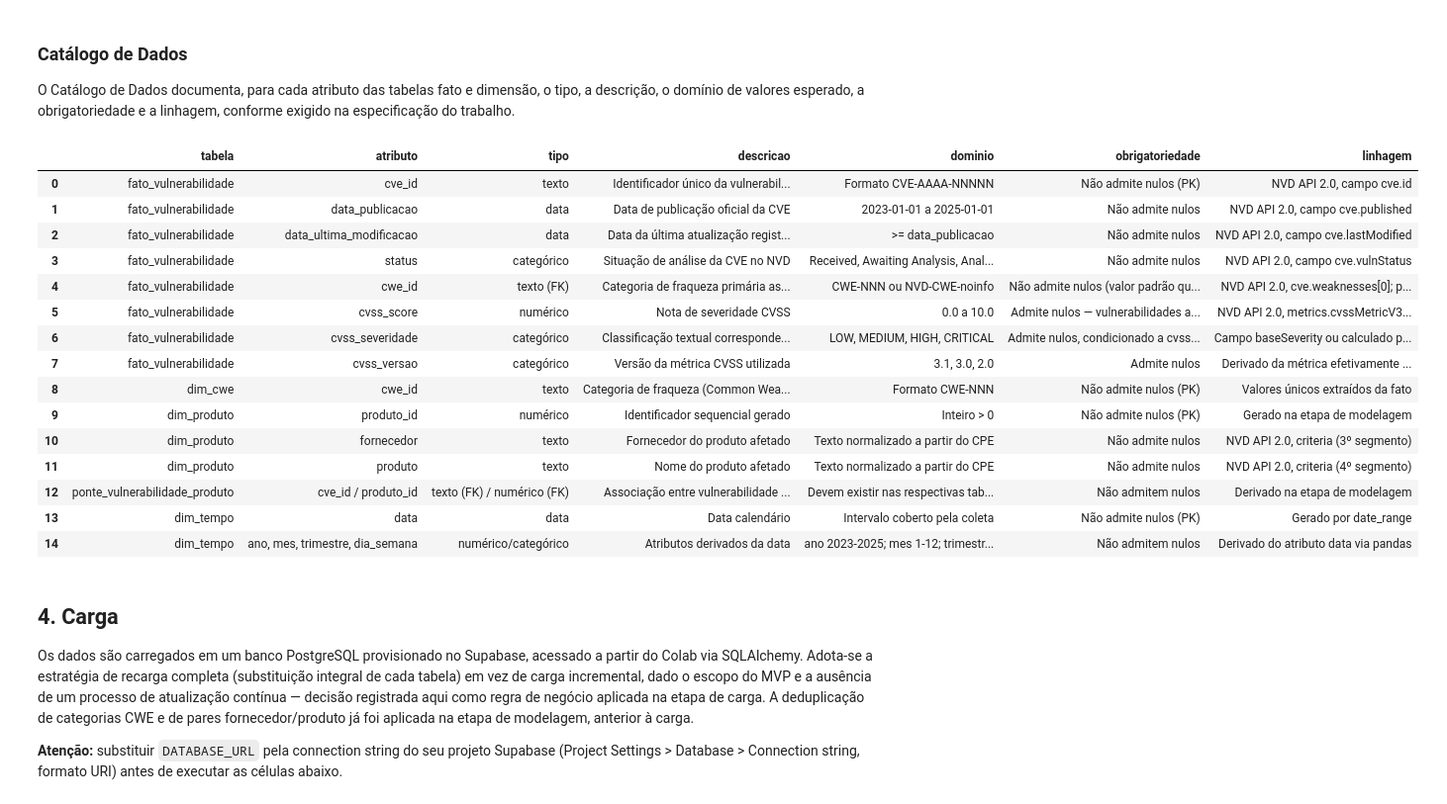
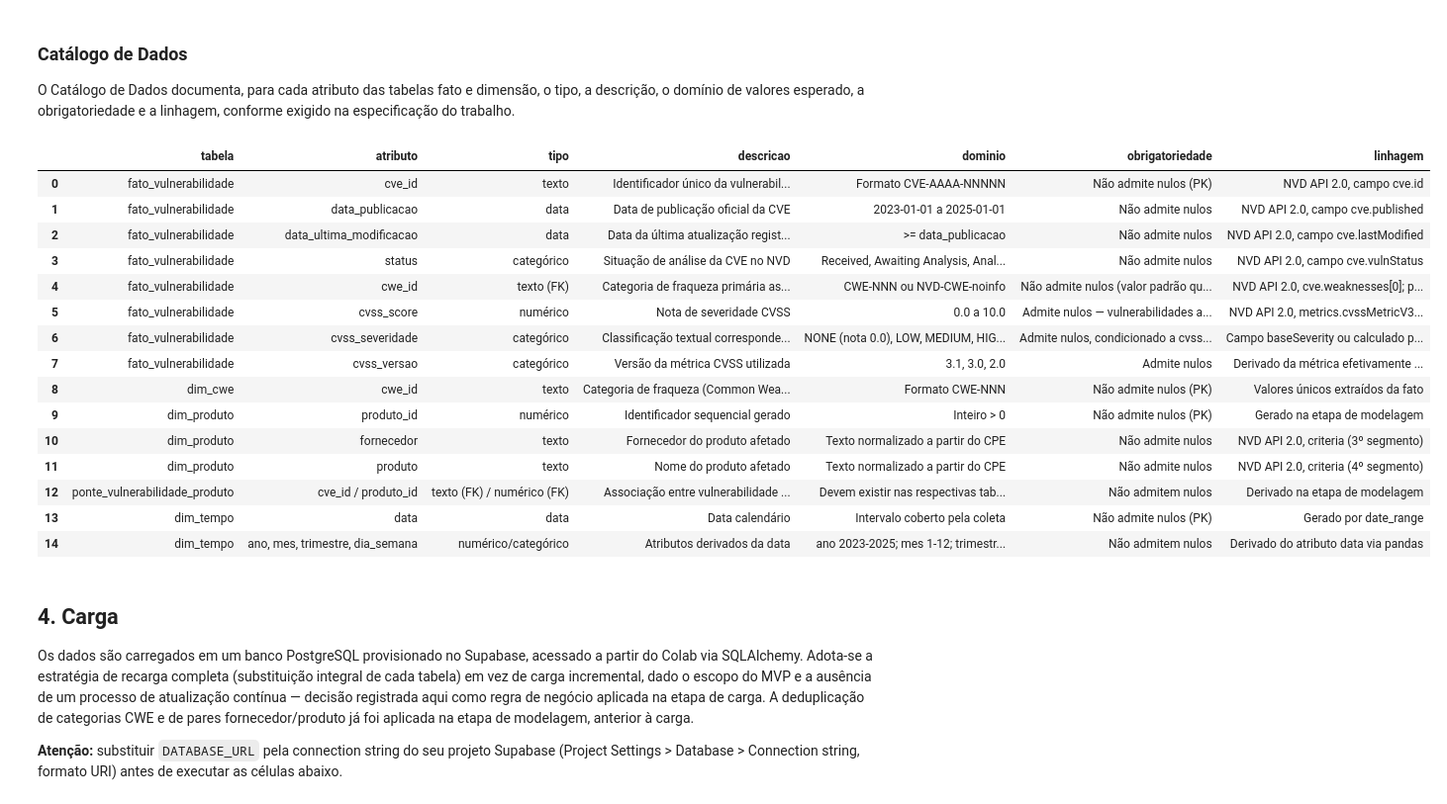
Before and after one commit to dudaoliani/MVP_SSD_SEGuran-a_Cibern-tica, a Jupyter notebook: MVP_Seguranca_Cibernetica_(3).ipynb, the cells around one changed output. Shown at 99% size. Drawn from its saved outputs; the diff is of its cells as text; code cells hidden in the pictures.

```diff
--- a/MVP_Seguranca_Cibernetica_(3).ipynb
+++ b/MVP_Seguranca_Cibernetica_(3).ipynb
@@ -293,34 +293,34 @@ O Catálogo de Dados documenta, para cada atributo das tabelas fato e dimensão,
 # %%
 catalogo = [
     {"tabela": "fato_vulnerabilidade", "atributo": "cve_id", "tipo": "texto", "descricao": "Identificador único da vulnerabilidade", "dominio": "Formato CVE-AAAA-NNNNN", "obrigatoriedade": "Não admite nulos (PK)", "linhagem": "NVD API 2.0, campo cve.id"},
     {"tabela": "fato_vulnerabilidade", "atributo": "data_publicacao", "tipo": "data", "descricao": "Data de publicação oficial da CVE", "dominio": "2023-01-01 a 2025-01-01", "obrigatoriedade": "Não admite nulos", "linhagem": "NVD API 2.0, campo cve.published"},
     {"tabela": "fato_vulnerabilidade", "atributo": "data_ultima_modificacao", "tipo": "data", "descricao": "Data da última atualização registrada", "dominio": ">= data_publicacao", "obrigatoriedade": "Não admite nulos", "linhagem": "NVD API 2.0, campo cve.lastModified"},
     {"tabela": "fato_vulnerabilidade", "atributo": "status", "tipo": "categórico", "descricao": "Situação de análise da CVE no NVD", "dominio": "Received, Awaiting Analysis, Analyzed, Modified, Undergoing Analysis, Rejected", "obrigatoriedade": "Não admite nulos", "linhagem": "NVD API 2.0, campo cve.vulnStatus"},
     {"tabela": "fato_vulnerabilidade", "atributo": "cwe_id", "tipo": "texto (FK)", "descricao": "Categoria de fraqueza primária associada", "dominio": "CWE-NNN ou NVD-CWE-noinfo", "obrigatoriedade": "Não admite nulos (valor padrão quando ausente)", "linhagem": "NVD API 2.0, cve.weaknesses[0]; primeira ocorrência quando há múltiplas"},
     {"tabela": "fato_vulnerabilidade", "atributo": "cvss_score", "tipo": "numérico", "descricao": "Nota de severidade CVSS", "dominio": "0.0 a 10.0", "obrigatoriedade": "Admite nulos — vulnerabilidades ainda não pontuadas", "linhagem": "NVD API 2.0, metrics.cvssMetricV31/V30/V2, em ordem de prioridade"},
-    {"tabela": "fato_vulnerabilidade", "atributo": "cvss_severidade", "tipo": "categórico", "descricao": "Classificação textual correspondente ao score", "dominio": "LOW, MEDIUM, HIGH, CRITICAL", "obrigatoriedade": "Admite nulos, condicionado a cvss_score", "linhagem": "Campo baseSeverity ou calculado por limiar oficial quando ausente (CVSS v2)"},
+    {"tabela": "fato_vulnerabilidade", "atributo": "cvss_severidade", "tipo": "categórico", "descricao": "Classificação textual correspondente ao score", "dominio": "NONE (nota 0.0), LOW, MEDIUM, HIGH, CRITICAL", "obrigatoriedade": "Admite nulos, condicionado a cvss_score", "linhagem": "Campo baseSeverity ou calculado por limiar oficial quando ausente (CVSS v2)"},
     {"tabela": "fato_vulnerabilidade", "atributo": "cvss_versao", "tipo": "categórico", "descricao": "Versão da métrica CVSS utilizada", "dominio": "3.1, 3.0, 2.0", "obrigatoriedade": "Admite nulos", "linhagem": "Derivado da métrica efetivamente encontrada"},
     {"tabela": "dim_cwe", "atributo": "cwe_id", "tipo": "texto", "descricao": "Categoria de fraqueza (Common Weakness Enumeration)", "dominio": "Formato CWE-NNN", "obrigatoriedade": "Não admite nulos (PK)", "linhagem": "Valores únicos extraídos da fato"},
     {"tabela": "dim_produto", "atributo": "produto_id", "tipo": "numérico", "descricao": "Identificador sequencial gerado", "dominio": "Inteiro > 0", "obrigatoriedade": "Não admite nulos (PK)", "linhagem": "Gerado na etapa de modelagem"},
     {"tabela": "dim_produto", "atributo": "fornecedor", "tipo": "texto", "descricao": "Fornecedor do produto afetado", "dominio": "Texto normalizado a partir do CPE", "obrigatoriedade": "Não admite nulos", "linhagem": "NVD API 2.0, criteria (3º segmento)"},
     {"tabela": "dim_produto", "atributo": "produto", "tipo": "texto", "descricao": "Nome do produto afetado", "dominio": "Texto normalizado a partir do CPE", "obrigatoriedade": "Não admite nulos", "linhagem": "NVD API 2.0, criteria (4º segmento)"},
     {"tabela": "ponte_vulnerabilidade_produto", "atributo": "cve_id / produto_id", "tipo": "texto (FK) / numérico (FK)", "descricao": "Associação entre vulnerabilidade e produto afetado", "dominio": "Devem existir nas respectivas tabelas", "obrigatoriedade": "Não admitem nulos", "linhagem": "Derivado na etapa de modelagem"},
     {"tabela": "dim_tempo", "atributo": "data", "tipo": "data", "descricao": "Data calendário", "dominio": "Intervalo coberto pela coleta", "obrigatoriedade": "Não admite nulos (PK)", "linhagem": "Gerado por date_range"},
     {"tabela": "dim_tempo", "atributo": "ano, mes, trimestre, dia_semana", "tipo": "numérico/categórico", "descricao": "Atributos derivados da data", "dominio": "ano 2023-2025; mes 1-12; trimestre 1-4", "obrigatoriedade": "Não admitem nulos", "linhagem": "Derivado do atributo data via pandas"},
 ]
 
 df_catalogo = pd.DataFrame(catalogo)
 df_catalogo.to_csv("catalogo_dados.csv", index=False, encoding="utf-8-sig")
 df_catalogo
 # %% [output]
 |  | tabela | atributo | tipo | descricao | dominio | obrigatoriedade | linhagem |
 | 0 | fato_vulnerabilidade | cve_id | texto | Identificador único da vulnerabil... | Formato CVE-AAAA-NNNNN | Não admite nulos (PK) | NVD API 2.0, campo cve.id |
 | 1 | fato_vulnerabilidade | data_publicacao | data | Data de publicação oficial da CVE | 2023-01-01 a 2025-01-01 | Não admite nulos | NVD API 2.0, campo cve.published |
 | 2 | fato_vulnerabilidade | data_ultima_modificacao | data | Data da última atualização regist... | >= data_publicacao | Não admite nulos | NVD API 2.0, campo cve.lastModified |
 | 3 | fato_vulnerabilidade | status | categórico | Situação de análise da CVE no NVD | Received, Awaiting Analysis, Anal... | Não admite nulos | NVD API 2.0, campo cve.vulnStatus |
 | 4 | fato_vulnerabilidade | cwe_id | texto (FK) | Categoria de fraqueza primária as... | CWE-NNN ou NVD-CWE-noinfo | Não admite nulos (valor padrão qu... | NVD API 2.0, cve.weaknesses[0]; p... |
 | 5 | fato_vulnerabilidade | cvss_score | numérico | Nota de severidade CVSS | 0.0 a 10.0 | Admite nulos — vulnerabilidades a... | NVD API 2.0, metrics.cvssMetricV3... |
-| 6 | fato_vulnerabilidade | cvss_severidade | categórico | Classificação textual corresponde... | LOW, MEDIUM, HIGH, CRITICAL | Admite nulos, condicionado a cvss... | Campo baseSeverity ou calculado p... |
+| 6 | fato_vulnerabilidade | cvss_severidade | categórico | Classificação textual corresponde... | NONE (nota 0.0), LOW, MEDIUM, HIG... | Admite nulos, condicionado a cvss... | Campo baseSeverity ou calculado p... |
 | 7 | fato_vulnerabilidade | cvss_versao | categórico | Versão da métrica CVSS utilizada | 3.1, 3.0, 2.0 | Admite nulos | Derivado da métrica efetivamente ... |
 | 8 | dim_cwe | cwe_id | texto | Categoria de fraqueza (Common Wea... | Formato CWE-NNN | Não admite nulos (PK) | Valores únicos extraídos da fato |
 | 9 | dim_produto | produto_id | numérico | Identificador sequencial gerado | Inteiro > 0 | Não admite nulos (PK) | Gerado na etapa de modelagem |
```
Also changed, not shown: parts of 4 cells of this notebook.
